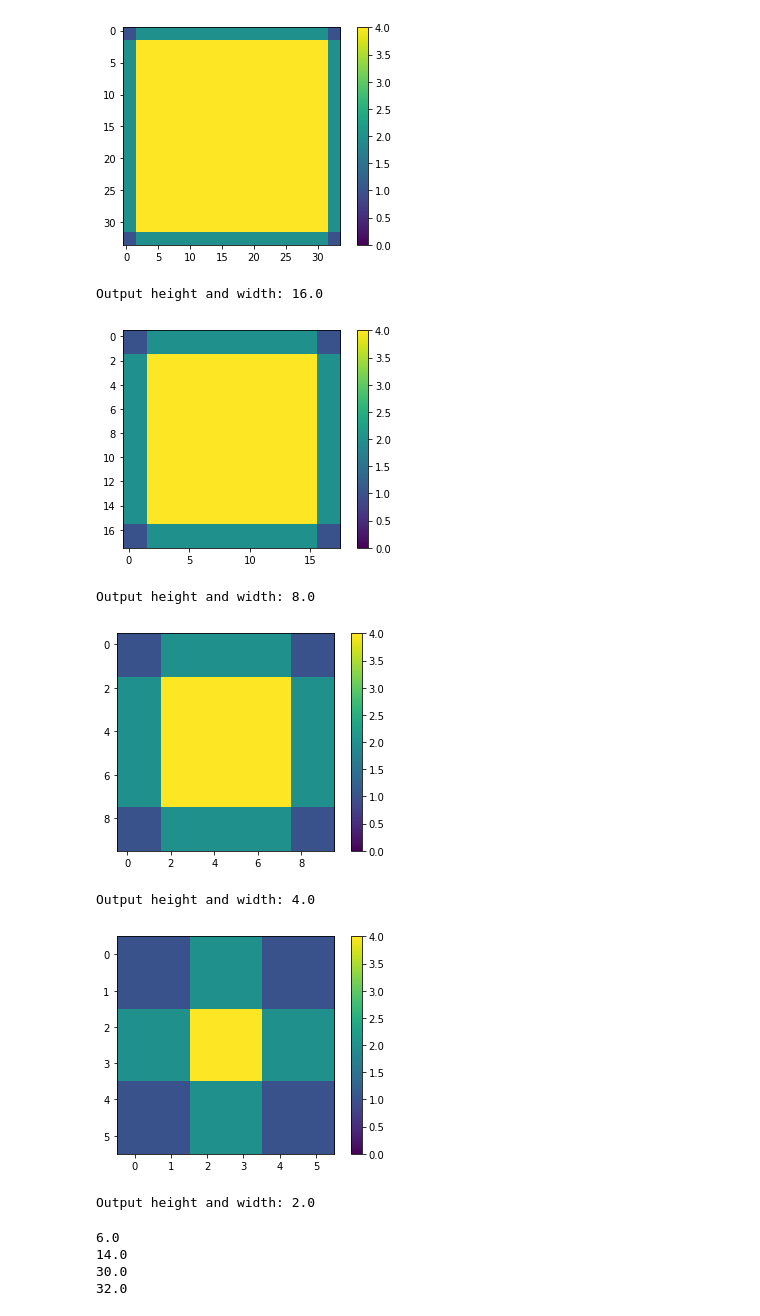
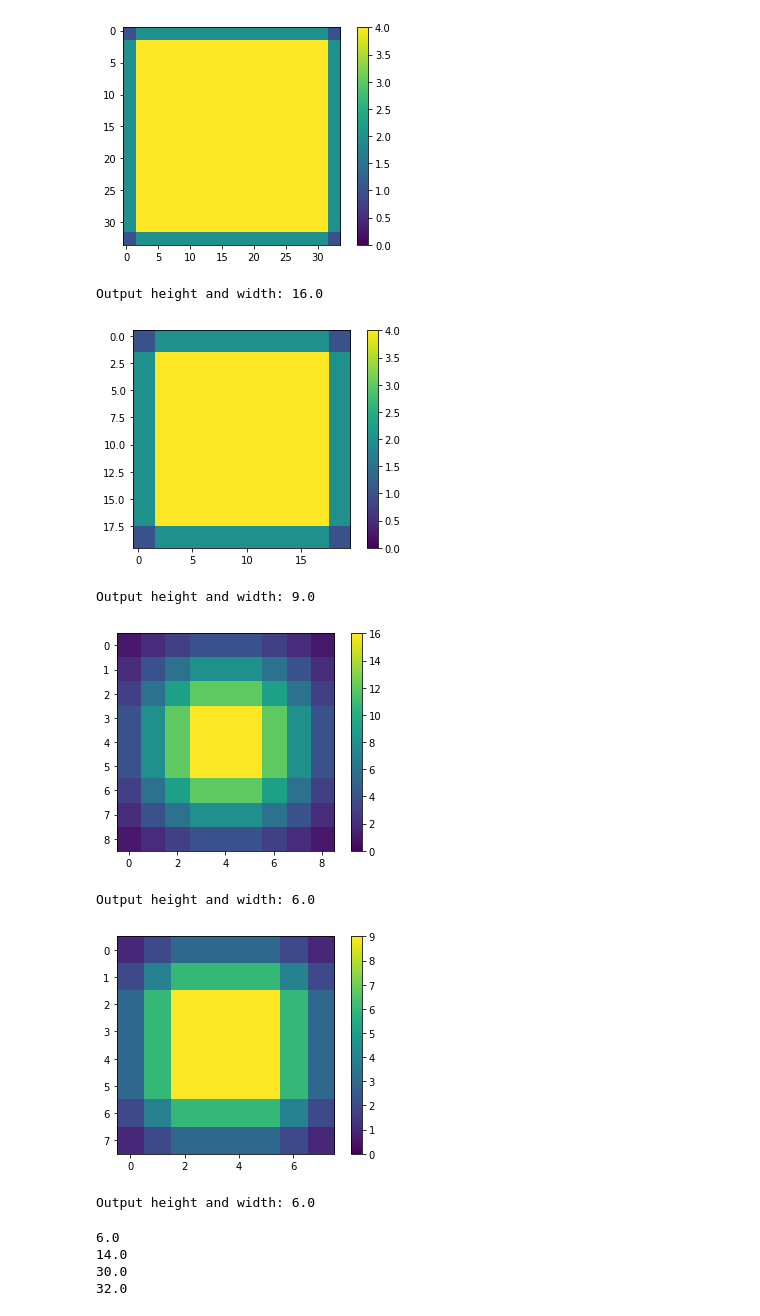
Before and after one commit to malbergo/GenerativeElectronGun, a Jupyter notebook: ConvLayers.ipynb, the cells around one changed output. Drawn from its saved outputs; the diff is of its cells as text; code cells hidden in the pictures.

```diff
--- a/ConvLayers.ipynb
+++ b/ConvLayers.ipynb
@@ -63,19 +66,19 @@ def convolution_info(k,s,p,dim = 32, ignore_remainder = True):
     # for(i=0;i<15;++i) {for (j=0;j<15;++j) {  sx=i*2 ; sy=j*2;   for(x=sx; x<sx+5; ++x) {  for(y=sy;y<sy+5;++y){   print x,y}   }   }}  }
 # %%
 Hout1 = convolution_info(4,2,1,dim=32, ignore_remainder=False)
-Hout2 = convolution_info(4,2,1,dim=Hout1, ignore_remainder=False)
-Hout3 = convolution_info(4,2,1,dim=Hout2, ignore_remainder=False)
-Hout4 = convolution_info(4,2,1,dim=Hout3, ignore_remainder=False)
+Hout2 = convolution_info(4,2,2,dim=Hout1, ignore_remainder=False)
+Hout3 = convolution_info(4,1,0,dim=Hout2, ignore_remainder=False)
+Hout4 = convolution_info(3,1,1,dim=Hout3, ignore_remainder=False)
 #Hout5 = convolution_info(4,1,0,dim=Hout4, ignore_remainder=True)
 # %% [output]
 [figure]
 Output height and width: 16.0
-[figure, old version]
+[figure, new version]
-Output height and width: 8.0
+Output height and width: 9.0
-[figure, old version]
+[figure, new version]
-Output height and width: 4.0
+Output height and width: 6.0
-[figure, old version]
+[figure, new version]
-Output height and width: 2.0
+Output height and width: 6.0
 # %%
 H1 = HoutT(4,2,0,2)
 print H1
```
Also changed, not shown: parts of 4 cells of this notebook, 9 other files.
